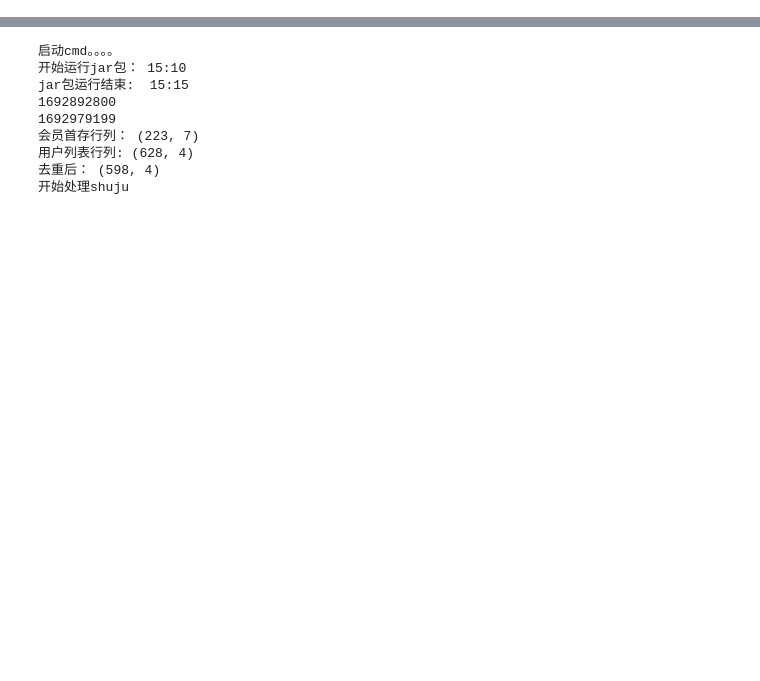
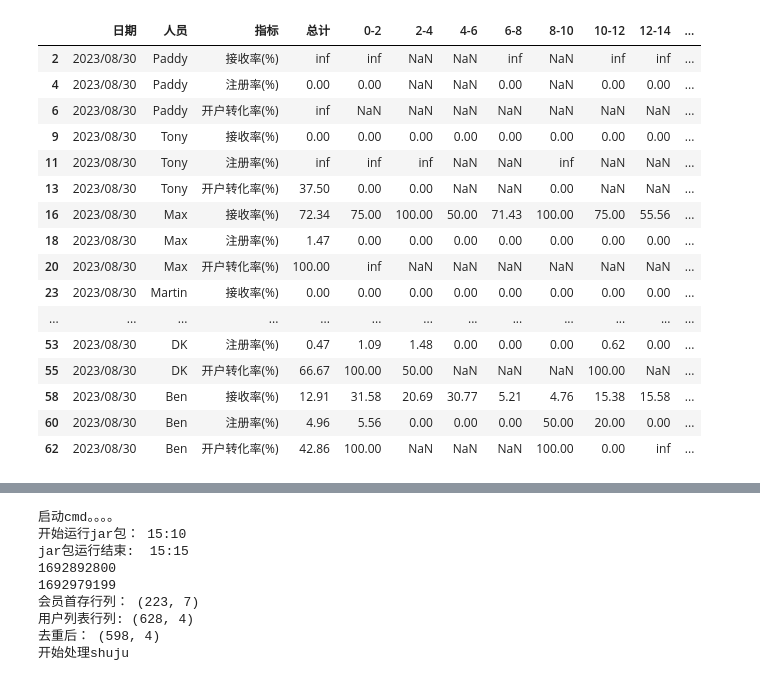
Before and after one commit to Marquis0065/project202308285, a Jupyter notebook: Bsport/TEST_/test1.ipynb, the cells around one changed output, grey strips where cells are left out. Cells and saved outputs as stored; diff of their text form; code cells hidden in the pictures; blank space fills up the shorter version.

```diff
--- a/Bsport/TEST_/test1.ipynb
+++ b/Bsport/TEST_/test1.ipynb
@@ -0,0 +549,20 @@
+# %%
+ip_data2.loc[(ip_data2['指标']=='注册率(%)')|(ip_data2['指标']=='接收率(%)')|(ip_data2['指标']=='开户转化率(%)'),:]
+# %% [output]
+|  | 日期 | 人员 | 指标 | 总计 | 0-2 | 2-4 | 4-6 | 6-8 | 8-10 | 10-12 | 12-14 | ... |
+| 2 | 2023/08/30 | Paddy | 接收率(%) | inf | inf | NaN | NaN | inf | NaN | inf | inf | ... |
+| 4 | 2023/08/30 | Paddy | 注册率(%) | 0.00 | 0.00 | NaN | NaN | 0.00 | NaN | 0.00 | 0.00 | ... |
+| 6 | 2023/08/30 | Paddy | 开户转化率(%) | inf | NaN | NaN | NaN | NaN | NaN | NaN | NaN | ... |
+| 9 | 2023/08/30 | Tony | 接收率(%) | 0.00 | 0.00 | 0.00 | 0.00 | 0.00 | 0.00 | 0.00 | 0.00 | ... |
+| 11 | 2023/08/30 | Tony | 注册率(%) | inf | inf | inf | NaN | NaN | inf | NaN | NaN | ... |
+| 13 | 2023/08/30 | Tony | 开户转化率(%) | 37.50 | 0.00 | 0.00 | NaN | NaN | 0.00 | NaN | NaN | ... |
+| 16 | 2023/08/30 | Max | 接收率(%) | 72.34 | 75.00 | 100.00 | 50.00 | 71.43 | 100.00 | 75.00 | 55.56 | ... |
+| 18 | 2023/08/30 | Max | 注册率(%) | 1.47 | 0.00 | 0.00 | 0.00 | 0.00 | 0.00 | 0.00 | 0.00 | ... |
+| 20 | 2023/08/30 | Max | 开户转化率(%) | 100.00 | inf | NaN | NaN | NaN | NaN | NaN | NaN | ... |
+| 23 | 2023/08/30 | Martin | 接收率(%) | 0.00 | 0.00 | 0.00 | 0.00 | 0.00 | 0.00 | 0.00 | 0.00 | ... |
+| ... | ... | ... | ... | ... | ... | ... | ... | ... | ... | ... | ... | ... |
+| 53 | 2023/08/30 | DK | 注册率(%) | 0.47 | 1.09 | 1.48 | 0.00 | 0.00 | 0.00 | 0.62 | 0.00 | ... |
+| 55 | 2023/08/30 | DK | 开户转化率(%) | 66.67 | 100.00 | 50.00 | NaN | NaN | NaN | 100.00 | NaN | ... |
+| 58 | 2023/08/30 | Ben | 接收率(%) | 12.91 | 31.58 | 20.69 | 30.77 | 5.21 | 4.76 | 15.38 | 15.58 | ... |
+| 60 | 2023/08/30 | Ben | 注册率(%) | 4.96 | 5.56 | 0.00 | 0.00 | 0.00 | 50.00 | 20.00 | 0.00 | ... |
+| 62 | 2023/08/30 | Ben | 开户转化率(%) | 42.86 | 100.00 | NaN | NaN | NaN | 100.00 | 0.00 | inf | ... |
```
Also changed, not shown: parts of 7 cells of this notebook, 6 other files.
